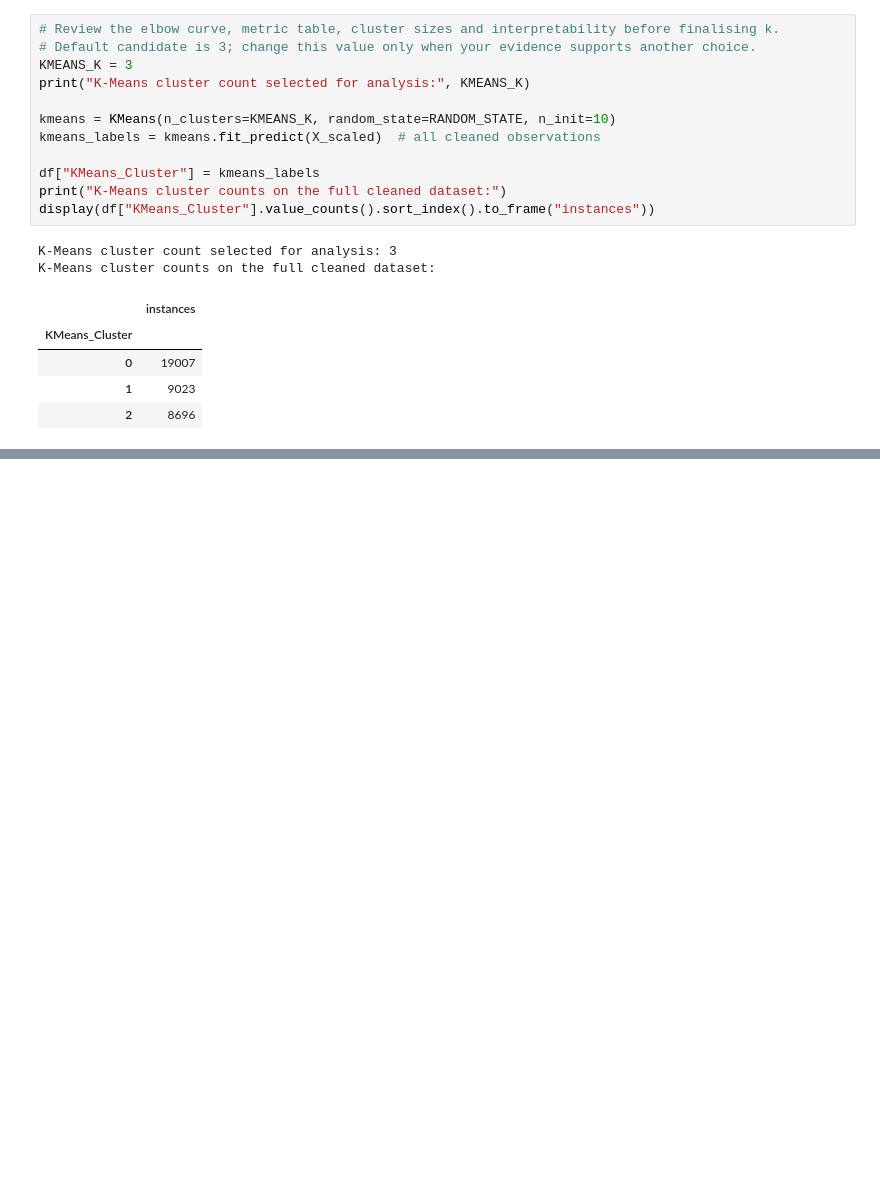
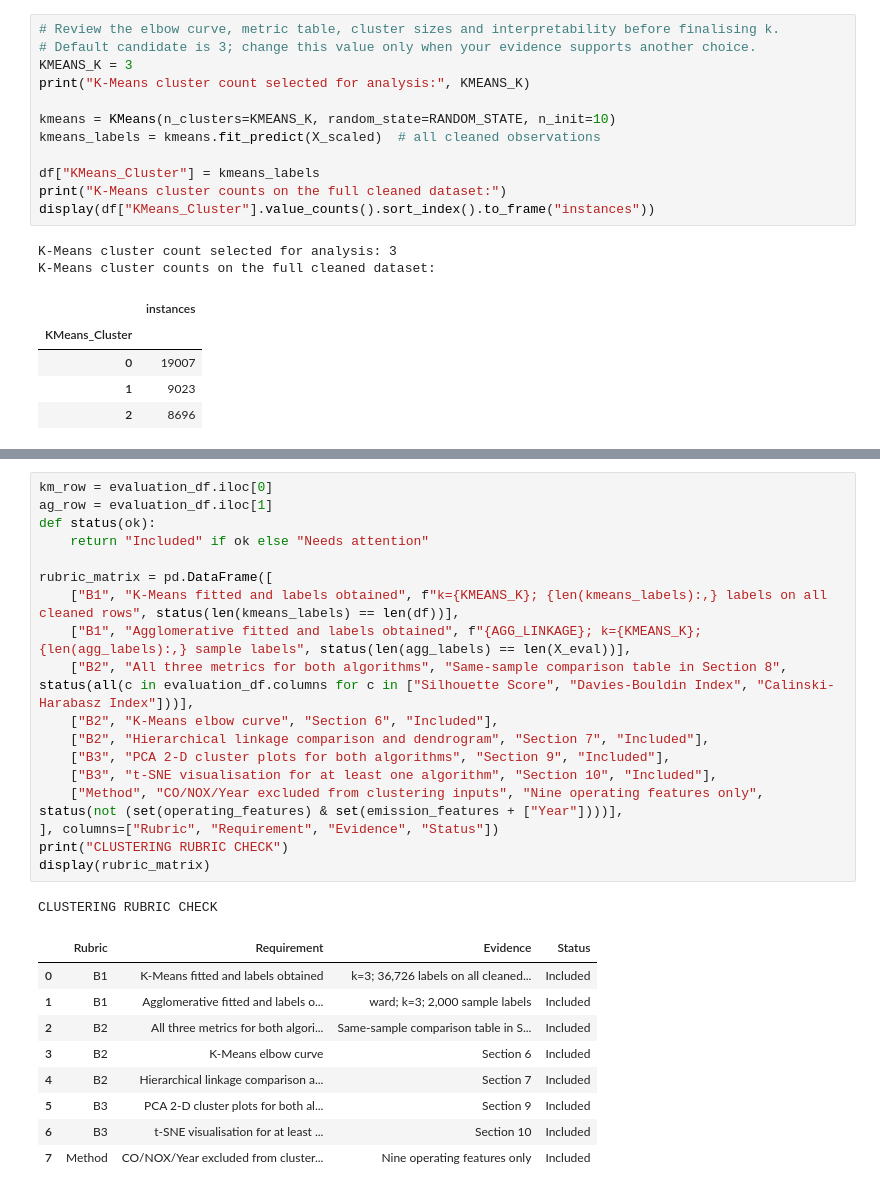
Before and after one commit to hemnath-28/ML-Evaulation-, a Jupyter notebook: notebooks/clustering.ipynb, the cells around one changed output, grey strips where cells are left out. Drawn from its saved outputs; the diff is of its cells as text; blank space fills up the shorter version.

```diff
--- a/notebooks/clustering.ipynb
+++ b/notebooks/clustering.ipynb
@@ -432,0 +573,29 @@ display(evaluation_df.round(4))
+# %%
+km_row = evaluation_df.iloc[0]
+ag_row = evaluation_df.iloc[1]
+def status(ok):
+    return "Included" if ok else "Needs attention"
+
+rubric_matrix = pd.DataFrame([
+    ["B1", "K-Means fitted and labels obtained", f"k={KMEANS_K}; {len(kmeans_labels):,} labels on all cleaned rows", status(len(kmeans_labels) == len(df))],
+    ["B1", "Agglomerative fitted and labels obtained", f"{AGG_LINKAGE}; k={KMEANS_K}; {len(agg_labels):,} sample labels", status(len(agg_labels) == len(X_eval))],
+    ["B2", "All three metrics for both algorithms", "Same-sample comparison table in Section 8", status(all(c in evaluation_df.columns for c in ["Silhouette Score", "Davies-Bouldin Index", "Calinski-Harabasz Index"]))],
+    ["B2", "K-Means elbow curve", "Section 6", "Included"],
+    ["B2", "Hierarchical linkage comparison and dendrogram", "Section 7", "Included"],
+    ["B3", "PCA 2-D cluster plots for both algorithms", "Section 9", "Included"],
+    ["B3", "t-SNE visualisation for at least one algorithm", "Section 10", "Included"],
+    ["Method", "CO/NOX/Year excluded from clustering inputs", "Nine operating features only", status(not (set(operating_features) & set(emission_features + ["Year"])))],
+], columns=["Rubric", "Requirement", "Evidence", "Status"])
+print("CLUSTERING RUBRIC CHECK")
+display(rubric_matrix)
+# %% [output]
+CLUSTERING RUBRIC CHECK
+|  | Rubric | Requirement | Evidence | Status |
+| 0 | B1 | K-Means fitted and labels obtained | k=3; 36,726 labels on all cleaned... | Included |
+| 1 | B1 | Agglomerative fitted and labels o... | ward; k=3; 2,000 sample labels | Included |
+| 2 | B2 | All three metrics for both algori... | Same-sample comparison table in S... | Included |
+| 3 | B2 | K-Means elbow curve | Section 6 | Included |
+| 4 | B2 | Hierarchical linkage comparison a... | Section 7 | Included |
+| 5 | B3 | PCA 2-D cluster plots for both al... | Section 9 | Included |
+| 6 | B3 | t-SNE visualisation for at least ... | Section 10 | Included |
+| 7 | Method | CO/NOX/Year excluded from cluster... | Nine operating features only | Included |
```
Also changed, not shown: parts of 26 cells of this notebook.
